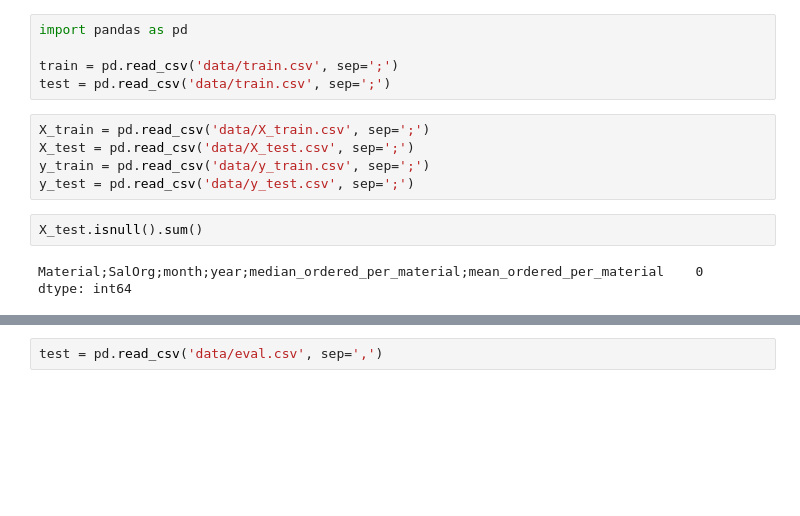
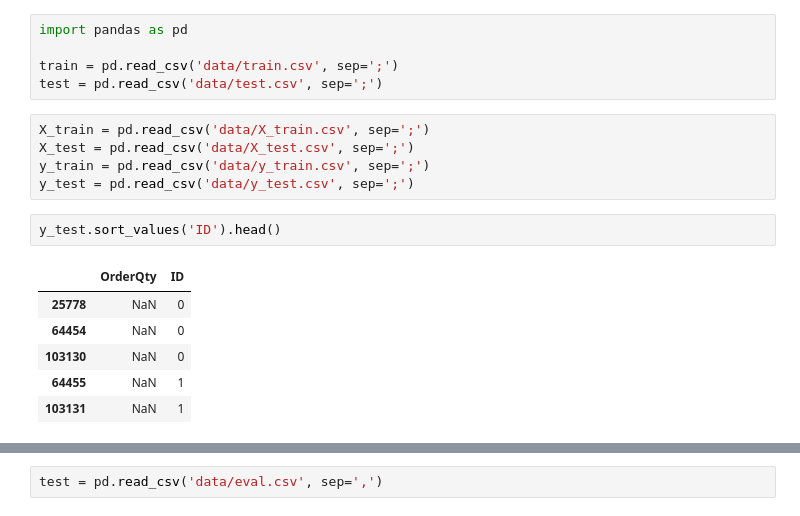
Before and after one commit to Dolto/kaggle-DSG17-final, a Jupyter notebook: EDA.ipynb, the cells around one changed output, grey strips where cells are left out. Cells and saved outputs as stored; diff of their text form; blank space fills up the shorter version.

```diff
--- a/EDA.ipynb
+++ b/EDA.ipynb
@@ -2,14 +2,18 @@
 import pandas as pd
 
 train = pd.read_csv('data/train.csv', sep=';')
-test = pd.read_csv('data/train.csv', sep=';')
+test = pd.read_csv('data/test.csv', sep=';')
 # %%
 X_train = pd.read_csv('data/X_train.csv', sep=';')
 X_test = pd.read_csv('data/X_test.csv', sep=';')
 y_train = pd.read_csv('data/y_train.csv', sep=';')
 y_test = pd.read_csv('data/y_test.csv', sep=';')
-# %%
-X_test.isnull().sum()
-# %% [output]
-Material;SalOrg;month;year;median_ordered_per_material;mean_ordered_per_material    0
-dtype: int64
+# %%
+y_test.sort_values('ID').head()
+# %% [output]
+|  | OrderQty | ID |
+| 25778 | NaN | 0 |
+| 64454 | NaN | 0 |
+| 103130 | NaN | 0 |
+| 64455 | NaN | 1 |
+| 103131 | NaN | 1 |
```
Also changed, not shown: parts of 1 cell of this notebook, 2 other files.
